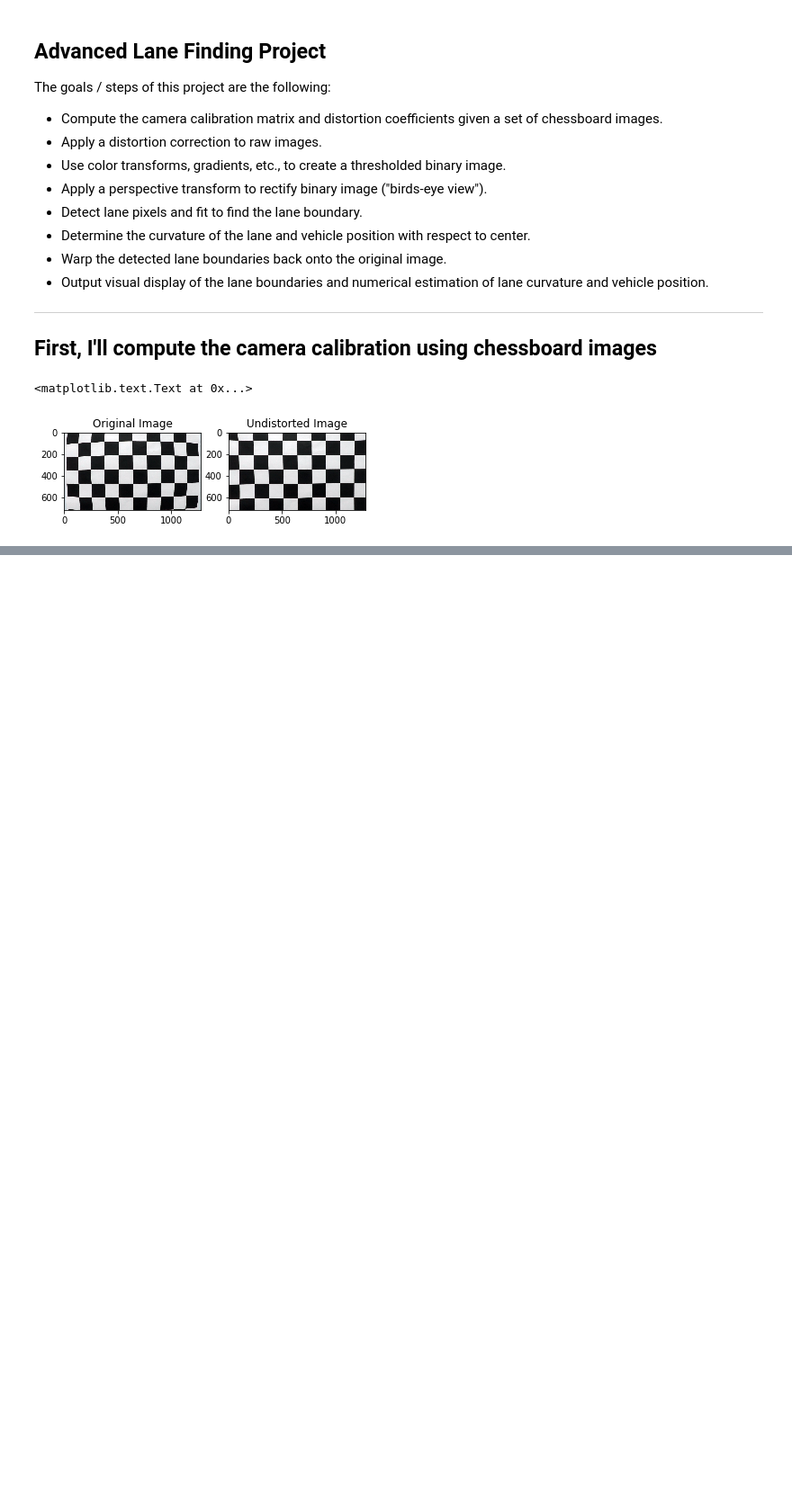
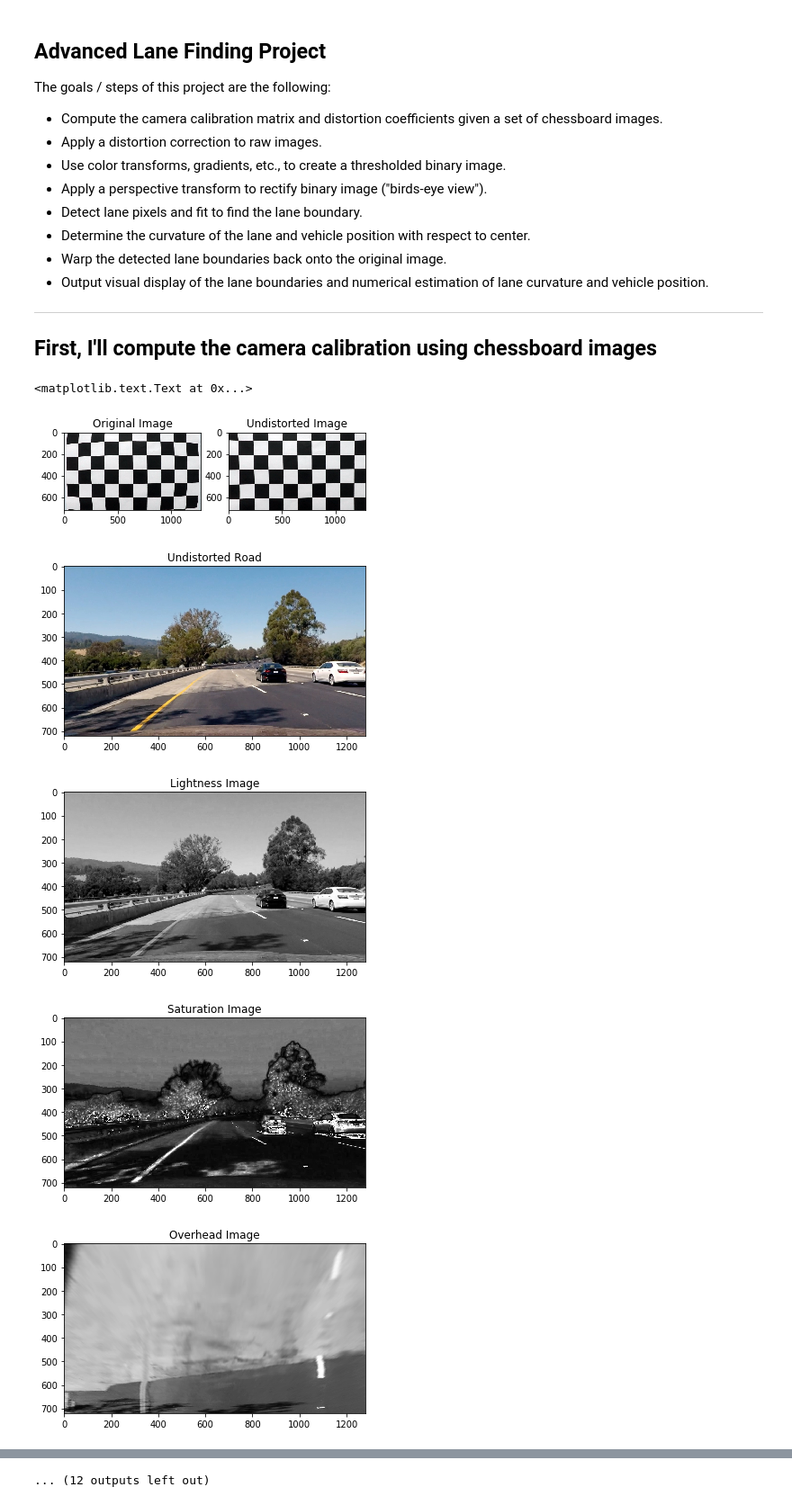
Before and after one commit to peter-moran/highway-lane-tracker, a Jupyter notebook: pipeline_tests.ipynb, the cells around one changed output, grey strips where cells are left out. Shown at 90% size. Cells and saved outputs as stored; diff of their text form; code cells hidden in the pictures; blank space fills up the shorter version.

Commit message:
New pipeline prototype complete.

```diff
--- a/pipeline_tests.ipynb
+++ b/pipeline_tests.ipynb
@@ -39,3 +39,72 @@ plt.title("Undistorted Image")
 # %% [output]
 <matplotlib.text.Text at 0x...>
 [figure]
+# %%
+def mask_lanes(img):
+    # Transform to overhead image
+    dy, dx = img.shape[0:2]
+    M_trans = getOverheadTransform(dx, dy)
+    overhead_img = cv2.warpPerspective(img, M_trans, (dx, dy))
+    if True:
+        # Show overhead image
+        plt.figure()
+        plt.imshow(overhead_img, cmap='gray')
+        plt.title("Overhead Image")
+
+    saturation_binary = cv2.adaptiveThreshold(
+        overhead_img,
+        maxValue=255, adaptiveMethod=cv2.ADAPTIVE_THRESH_GAUSSIAN_C,
+        thresholdType=cv2.THRESH_BINARY,
+        blockSize=411,
+        C=-50)
+
+    if True:
+        # Show binary image
+        plt.figure()
+        plt.imshow(saturation_binary, cmap='gray')
+        plt.title("Binary Image")
+
+    return saturation_binary
+
+def pipeline(img, cam_matrix, distortion_coeffs, verbose=True):
+    # Undistort
+    img = cv2.undistort(img, cam_matrix, distortion_coeffs, None, cam_matrix)
+    if True:
+        # Show undistorted road
+        plt.figure()
+        plt.imshow(img)
+        plt.title("Undistorted Road")
+
+    # Change color space
+    hls = cv2.cvtColor(img, cv2.COLOR_BGR2HLS)
+    lightness = hls[:, :, 1]
+    saturation = hls[:, :, 2]
+
+    if True:
+        # Show lightness image
+        plt.figure()
+        plt.imshow(lightness, cmap='gray')
+        plt.title("Lightness Image")
+        # Show saturation image
+        plt.figure()
+        plt.imshow(saturation, cmap='gray')
+        plt.title("Saturation Image")
+
+    # Mask lanes
+    lightness_masked = mask_lanes(lightness)
+    saturation_masked = mask_lanes(saturation)
+
+    total = lightness_masked + saturation_masked
+    plt.figure()
+    plt.imshow(total, cmap='gray')
+    plt.title('Combo')
+
+test_imgs = glob.glob('./test_images/*.jpg')
+for imgf in test_imgs[-3:]:
+    img = plt.imread(imgf)
+    pipeline(img, camera_matrix, dist_coeffs)
+# %% [output]
+[figure, added]
+[figure, added]
+[figure, added]
+[figure, added]
@@ -41,0 +119 @@ plt.title("Undistorted Image")
+... (12 outputs left out)
```
Also changed, not shown: parts of 1 cell of this notebook, 1 other file.
